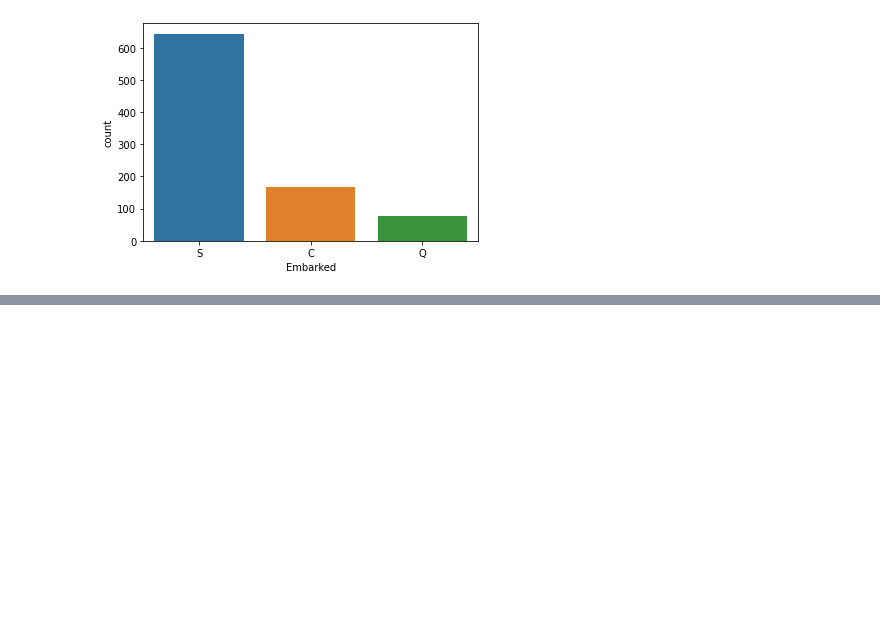
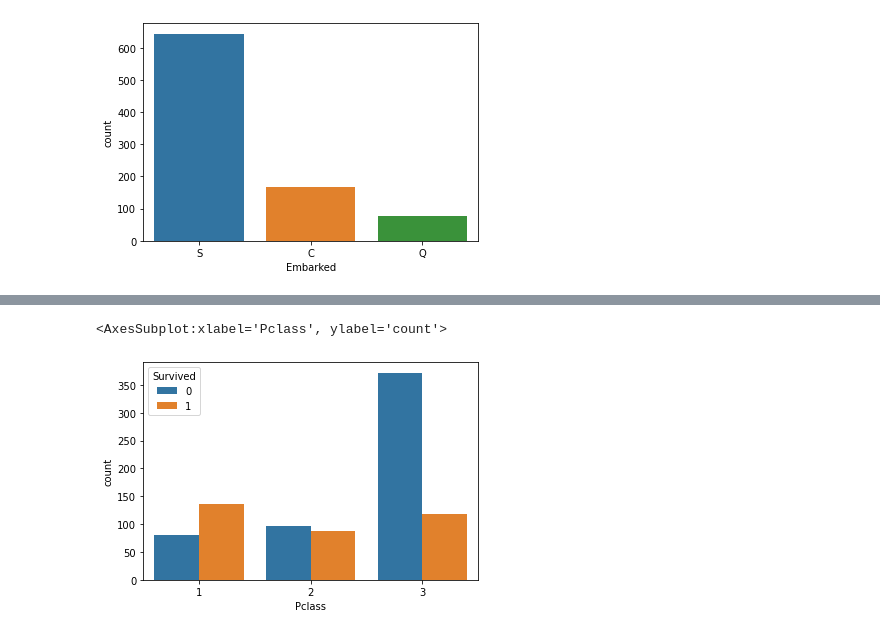
Before and after one commit to cmmm976/TitanicDSproject, a Jupyter notebook: eda.ipynb, the cells around one changed output, grey strips where cells are left out. Cells and saved outputs as stored; diff of their text form; code cells hidden in the pictures; blank space fills up the shorter version.

```diff
--- a/eda.ipynb
+++ b/eda.ipynb
@@ -198,6 +191,8 @@ trainingSet['Have Parents or Children'] = trainingSet['Parch'].apply(lambda x: 1
 #Ticket Fare
 
 trainingSet['Very Cheap (<7.9$)'] = trainingSet['Fare'].apply(lambda x: 1 if x<=7.9104 else 0)
-rainingSet['Cheap (7.9-14.45$)'] = trainingSet['Age'].apply(lambda x: 1 if x>7.9104 and x<=14.4542 else 0)
+trainingSet['Cheap (7.9-14.45$)'] = trainingSet['Age'].apply(lambda x: 1 if x>7.9104 and x<=14.4542 else 0)
 trainingSet['Normal (14.45-31$)'] = trainingSet['Age'].apply(lambda x: 1 if x>14.4542 and x<=31 else 0)
 trainingSet['Expensive (>31$)'] = trainingSet['Age'].apply(lambda x: 1 if x>31  else 0)
+
+trainingSet.head()
@@ -203,0 +232,5 @@ trainingSet['Expensive (>31$)'] = trainingSet['Age'].apply(lambda x: 1 if x>31
+# %%
+sns.countplot(x=trainingSet["Pclass"],hue=trainingSet["Survived"])
+# %% [output]
+<AxesSubplot:xlabel='Pclass', ylabel='count'>
+[figure, added]
```
Also changed, not shown: parts of 24 cells of this notebook.
